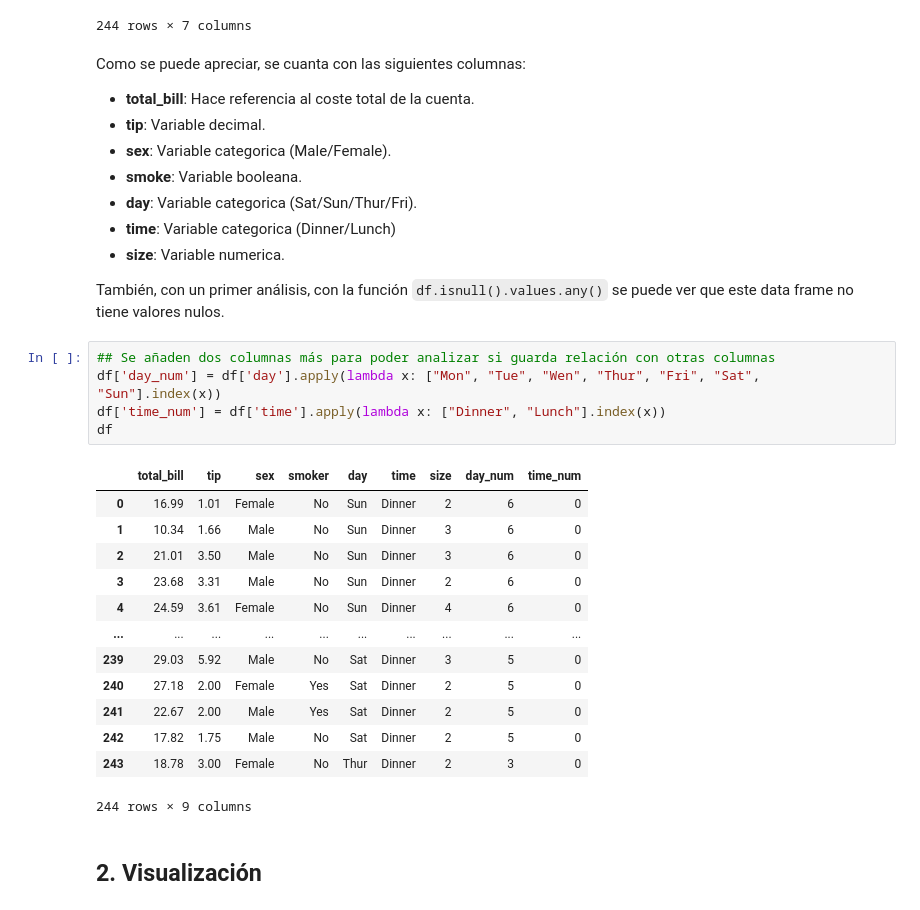
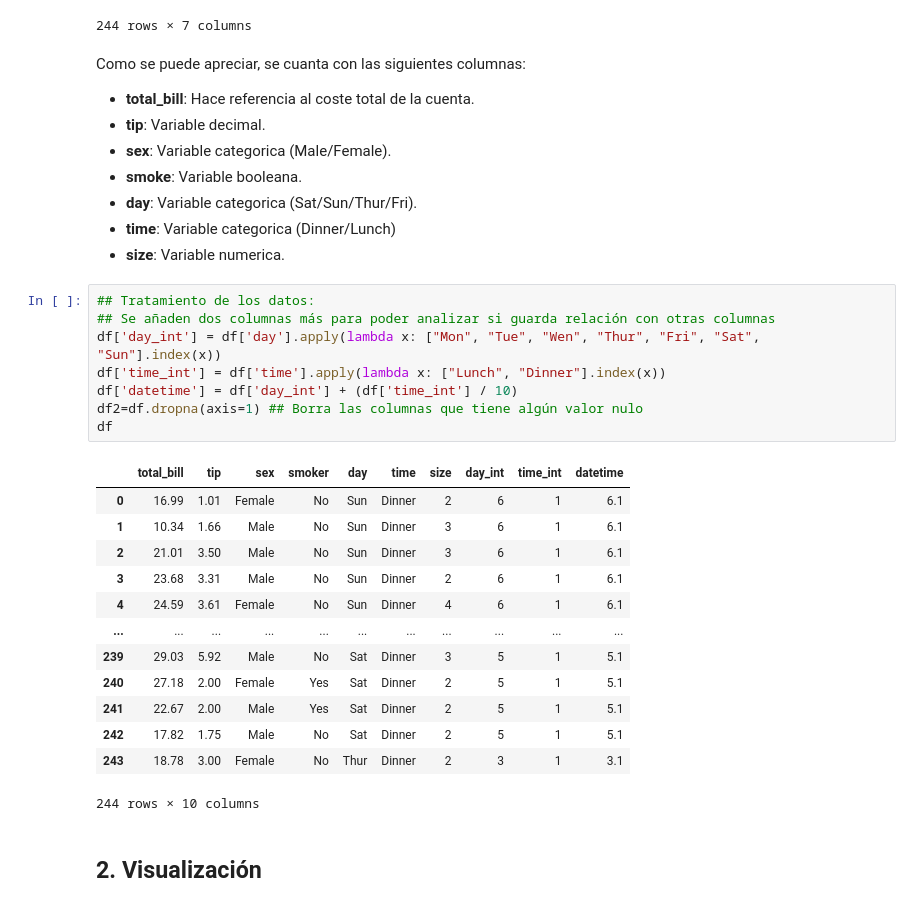
Before and after one commit to MartinMansoDEV/tips-regression, a Jupyter notebook: tips.ipynb, the cells around one changed output. Cells and saved outputs as stored; diff of their text form.

```diff
--- a/tips.ipynb
+++ b/tips.ipynb
@@ -35,27 +35,28 @@ Como se puede apreciar, se cuanta con las siguientes columnas:
 - **day**: Variable categorica (Sat/Sun/Thur/Fri).
 - **time**: Variable categorica (Dinner/Lunch)
 - **size**: Variable numerica.
-
-También, con un primer análisis, con la función `df.isnull().values.any()` se puede ver que este data frame no tiene valores nulos.
 # %%
+## Tratamiento de los datos:
 ## Se añaden dos columnas más para poder analizar si guarda relación con otras columnas
-df['day_num'] = df['day'].apply(lambda x: ["Mon", "Tue", "Wen", "Thur", "Fri", "Sat", "Sun"].index(x))
-df['time_num'] = df['time'].apply(lambda x: ["Dinner", "Lunch"].index(x))
+df['day_int'] = df['day'].apply(lambda x: ["Mon", "Tue", "Wen", "Thur", "Fri", "Sat", "Sun"].index(x))
+df['time_int'] = df['time'].apply(lambda x: ["Lunch", "Dinner"].index(x))
+df['datetime'] = df['day_int'] + (df['time_int'] / 10)
+df2=df.dropna(axis=1) ## Borra las columnas que tiene algún valor nulo
 df
 # %% [output]
-|  | total_bill | tip | sex | smoker | day | time | size | day_num | time_num |
-| 0 | 16.99 | 1.01 | Female | No | Sun | Dinner | 2 | 6 | 0 |
-| 1 | 10.34 | 1.66 | Male | No | Sun | Dinner | 3 | 6 | 0 |
-| 2 | 21.01 | 3.50 | Male | No | Sun | Dinner | 3 | 6 | 0 |
-| 3 | 23.68 | 3.31 | Male | No | Sun | Dinner | 2 | 6 | 0 |
-| 4 | 24.59 | 3.61 | Female | No | Sun | Dinner | 4 | 6 | 0 |
-| ... | ... | ... | ... | ... | ... | ... | ... | ... | ... |
-| 239 | 29.03 | 5.92 | Male | No | Sat | Dinner | 3 | 5 | 0 |
-| 240 | 27.18 | 2.00 | Female | Yes | Sat | Dinner | 2 | 5 | 0 |
-| 241 | 22.67 | 2.00 | Male | Yes | Sat | Dinner | 2 | 5 | 0 |
-| 242 | 17.82 | 1.75 | Male | No | Sat | Dinner | 2 | 5 | 0 |
-| 243 | 18.78 | 3.00 | Female | No | Thur | Dinner | 2 | 3 | 0 |
+|  | total_bill | tip | sex | smoker | day | time | size | day_int | time_int | datetime |
+| 0 | 16.99 | 1.01 | Female | No | Sun | Dinner | 2 | 6 | 1 | 6.1 |
+| 1 | 10.34 | 1.66 | Male | No | Sun | Dinner | 3 | 6 | 1 | 6.1 |
+| 2 | 21.01 | 3.50 | Male | No | Sun | Dinner | 3 | 6 | 1 | 6.1 |
+| 3 | 23.68 | 3.31 | Male | No | Sun | Dinner | 2 | 6 | 1 | 6.1 |
+| 4 | 24.59 | 3.61 | Female | No | Sun | Dinner | 4 | 6 | 1 | 6.1 |
+| ... | ... | ... | ... | ... | ... | ... | ... | ... | ... | ... |
+| 239 | 29.03 | 5.92 | Male | No | Sat | Dinner | 3 | 5 | 1 | 5.1 |
+| 240 | 27.18 | 2.00 | Female | Yes | Sat | Dinner | 2 | 5 | 1 | 5.1 |
+| 241 | 22.67 | 2.00 | Male | Yes | Sat | Dinner | 2 | 5 | 1 | 5.1 |
+| 242 | 17.82 | 1.75 | Male | No | Sat | Dinner | 2 | 5 | 1 | 5.1 |
+| 243 | 18.78 | 3.00 | Female | No | Thur | Dinner | 2 | 3 | 1 | 3.1 |
-244 rows × 9 columns
+244 rows × 10 columns
 # %% [markdown]
 ## 2. Visualización
 # %%
```
Also changed, not shown: parts of 24 cells of this notebook.
